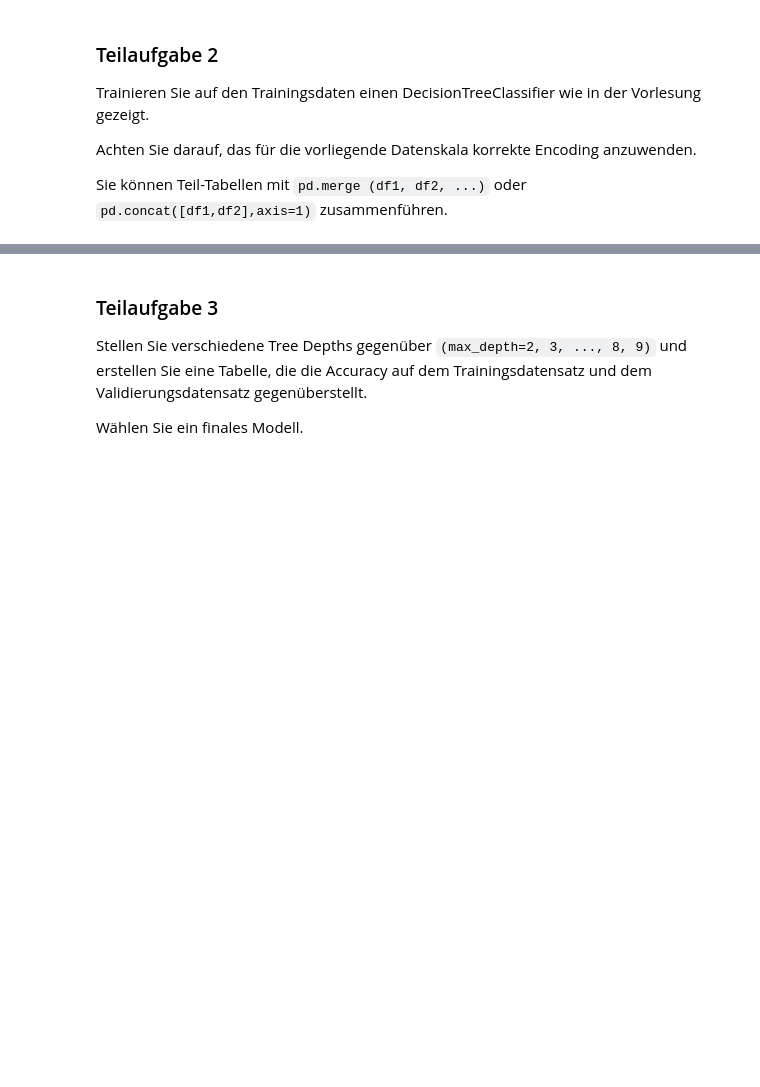
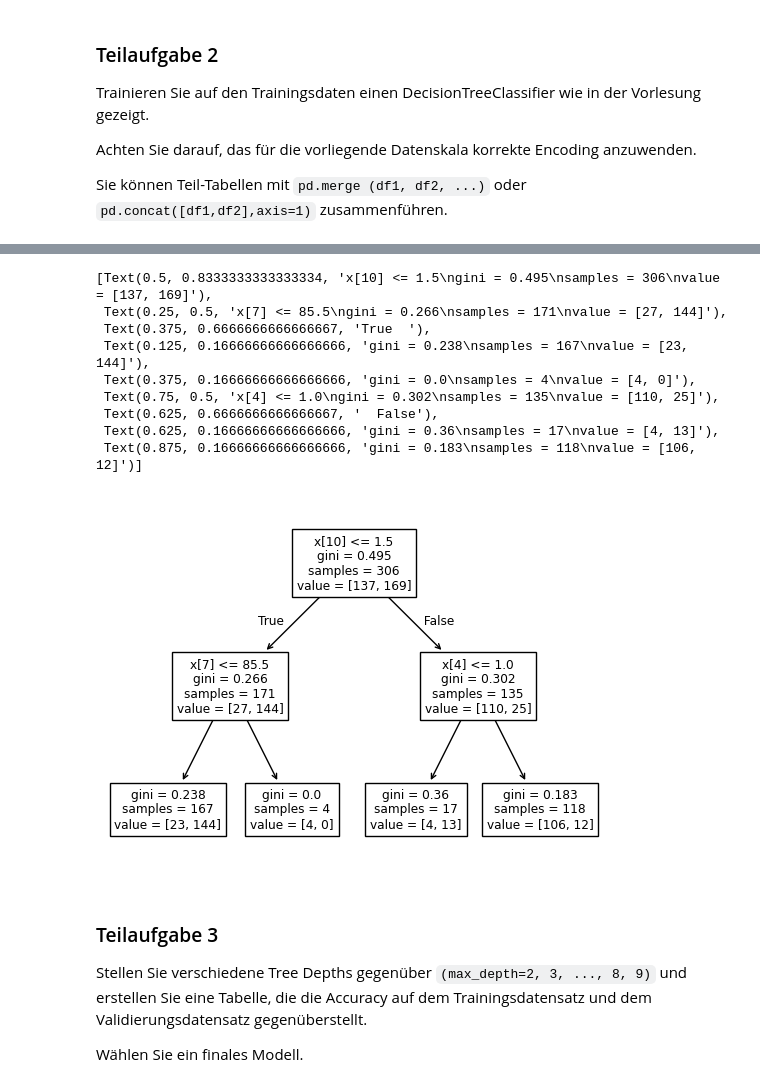
Before and after one commit to MartinElsaesser/data-science, a Jupyter notebook: exercises/exercise3/exercise3.ipynb, the cells around one changed output, grey strips where cells are left out. Cells and saved outputs as stored; diff of their text form; code cells hidden in the pictures; blank space fills up the shorter version.

```diff
--- a/exercises/exercise3/exercise3.ipynb
+++ b/exercises/exercise3/exercise3.ipynb
@@ -8,3 +8,16 @@ Die Zuordnung der Zeilen zu den jeweiligen Teilen soll zufällig geschehen.
 Recherchieren Sie hierzu z.B. `numpy.random.permutation()`.
 
 Die drei Teilmengen werden im folgenden Trainings-, Validierungs- und Testset genannt.
+# %%
+import pandas as pd
+import numpy as np
+
+df_heart = pd.read_csv("./datasets/heart.csv")
+df_heart_random = np.random.permutation(df_heart)
+df_heart_split = np.array_split(df_heart_random, 3)
+
+df_heart_training = pd.DataFrame(df_heart_split[0], columns=df_heart.columns)
+df_heart_validation = pd.DataFrame(df_heart_split[1], columns=df_heart.columns)
+df_heart_test = pd.DataFrame(df_heart_split[2], columns=df_heart.columns)
+
+print(f"{len(df_heart_split)} dataframes created from the original dataframe.")
@@ -18,0 +50,16 @@ Sie können Teil-Tabellen mit `pd.merge (df1, df2, ...)` oder `pd.concat([df1,df
+# %%
+from sklearn.preprocessing import OrdinalEncoder
+
+
+def prepare_data(df_1):
+	enc = OrdinalEncoder(handle_unknown='use_encoded_value', unknown_value=-1)
+	X = df_1.iloc[:,:-1].copy()
+	X = pd.DataFrame(enc.fit_transform(X.values), columns=X.columns)
+
+	y = df_1.iloc[:,-1].copy().astype("int")
+
+	return X, y, enc
+
+X_train, y_train, enc_train = prepare_data(df_heart_training)
+X_validation, y_validation, enc_validation = prepare_data(df_heart_validation)
+X_test, y_test, enc_test = prepare_data(df_heart_test)
@@ -19,3 +77,19 @@ Sie können Teil-Tabellen mit `pd.merge (df1, df2, ...)` oder `pd.concat([df1,df
+# %%
+from sklearn import tree
+clf_1 = tree.DecisionTreeClassifier( max_depth=2)
+clf_1.fit(X_train, y_train)
+tree.plot_tree(clf_1)
+# %% [output]
+[Text(0.5, 0.8333333333333334, 'x[10] <= 1.5\ngini = 0.495\nsamples = 306\nvalue = [137, 169]'),
+ Text(0.25, 0.5, 'x[7] <= 85.5\ngini = 0.266\nsamples = 171\nvalue = [27, 144]'),
+ Text(0.375, 0.6666666666666667, 'True  '),
+ Text(0.125, 0.16666666666666666, 'gini = 0.238\nsamples = 167\nvalue = [23, 144]'),
+ Text(0.375, 0.16666666666666666, 'gini = 0.0\nsamples = 4\nvalue = [4, 0]'),
+ Text(0.75, 0.5, 'x[4] <= 1.0\ngini = 0.302\nsamples = 135\nvalue = [110, 25]'),
+ Text(0.625, 0.6666666666666667, '  False'),
+ Text(0.625, 0.16666666666666666, 'gini = 0.36\nsamples = 17\nvalue = [4, 13]'),
+ Text(0.875, 0.16666666666666666, 'gini = 0.183\nsamples = 118\nvalue = [106, 12]')]
+[figure, added]
 # %% [markdown]
 ### Teilaufgabe 3
 
```
Also changed, not shown: parts of 6 cells of this notebook.
